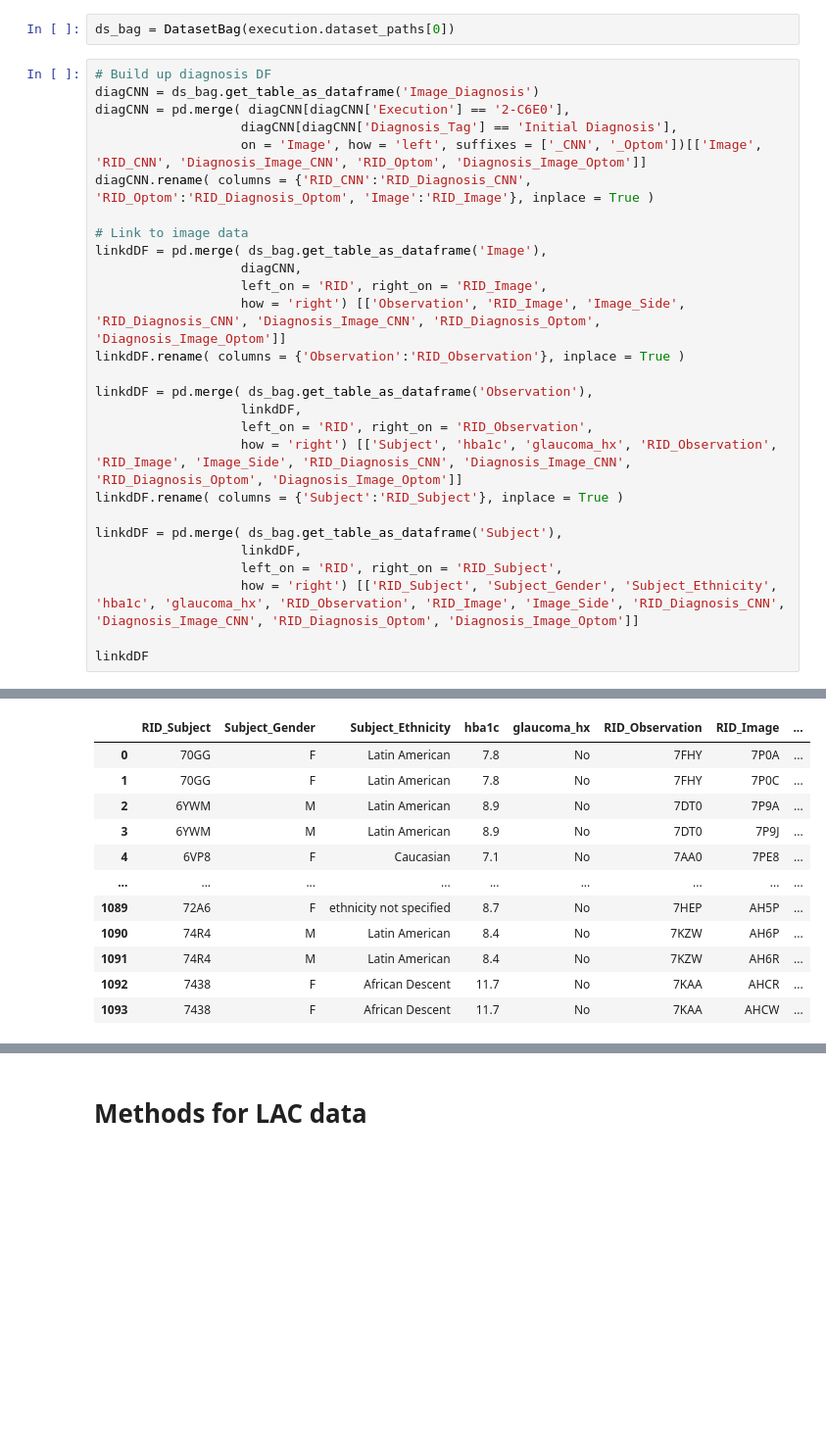
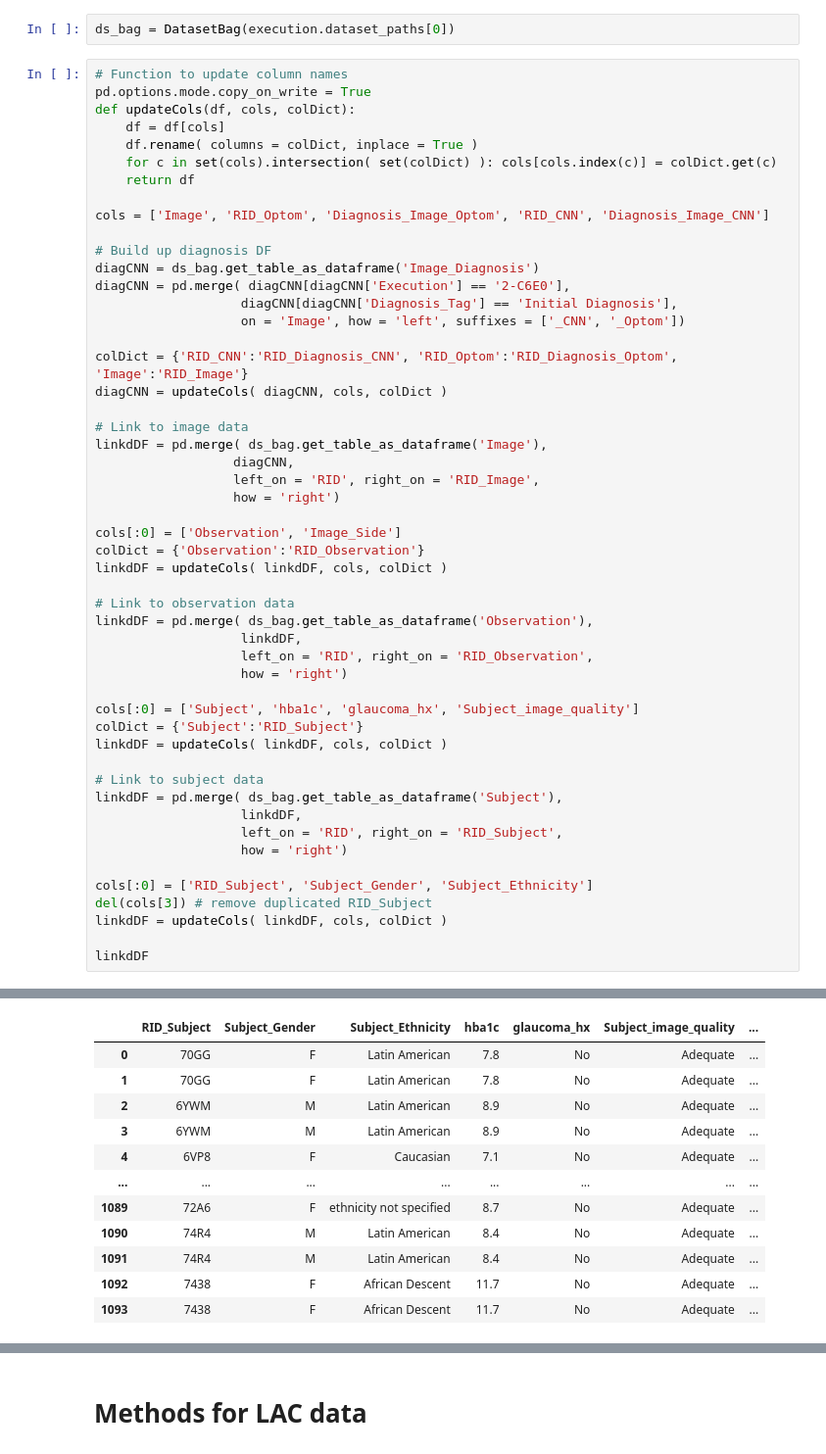
Before and after one commit to informatics-isi-edu/eye-ai-exec, a Jupyter notebook: notebooks/Sandbox_KB/Get_VGGPreds.ipynb, the cells around one changed output, grey strips where cells are left out. Shown at 98% size. Saved outputs shown, nothing was run; the diff lists cells and outputs as text; blank space fills up the shorter version.

```diff
--- a/notebooks/Sandbox_KB/Get_VGGPreds.ipynb
+++ b/notebooks/Sandbox_KB/Get_VGGPreds.ipynb
@@ -113,46 +118,70 @@ configuration: datasets=[DatasetSpec(rid='2-277M', materialize=False)] assets=['
 # %%
 ds_bag = DatasetBag(execution.dataset_paths[0])
 # %%
+# Function to update column names
+pd.options.mode.copy_on_write = True
+def updateCols(df, cols, colDict):
+    df = df[cols]
+    df.rename( columns = colDict, inplace = True )
+    for c in set(cols).intersection( set(colDict) ): cols[cols.index(c)] = colDict.get(c)
+    return df
+
+cols = ['Image', 'RID_Optom', 'Diagnosis_Image_Optom', 'RID_CNN', 'Diagnosis_Image_CNN']
+
 # Build up diagnosis DF
 diagCNN = ds_bag.get_table_as_dataframe('Image_Diagnosis')
 diagCNN = pd.merge( diagCNN[diagCNN['Execution'] == '2-C6E0'],
                    diagCNN[diagCNN['Diagnosis_Tag'] == 'Initial Diagnosis'],
-                   on = 'Image', how = 'left', suffixes = ['_CNN', '_Optom'])[['Image', 'RID_CNN', 'Diagnosis_Image_CNN', 'RID_Optom', 'Diagnosis_Image_Optom']]
-diagCNN.rename( columns = {'RID_CNN':'RID_Diagnosis_CNN', 'RID_Optom':'RID_Diagnosis_Optom', 'Image':'RID_Image'}, inplace = True )
+                   on = 'Image', how = 'left', suffixes = ['_CNN', '_Optom'])
+
+colDict = {'RID_CNN':'RID_Diagnosis_CNN', 'RID_Optom':'RID_Diagnosis_Optom', 'Image':'RID_Image'}
+diagCNN = updateCols( diagCNN, cols, colDict )
 
 # Link to image data
 linkdDF = pd.merge( ds_bag.get_table_as_dataframe('Image'),
-                   diagCNN,
-                   left_on = 'RID', right_on = 'RID_Image',
-                   how = 'right') [['Observation', 'RID_Image', 'Image_Side', 'RID_Diagnosis_CNN', 'Diagnosis_Image_CNN', 'RID_Diagnosis_Optom', 'Diagnosis_Image_Optom']]
-linkdDF.rename( columns = {'Observation':'RID_Observation'}, inplace = True )
+                  diagCNN,
+                  left_on = 'RID', right_on = 'RID_Image',
+                  how = 'right')
 
+cols[:0] = ['Observation', 'Image_Side']
+colDict = {'Observation':'RID_Observation'}
+linkdDF = updateCols( linkdDF, cols, colDict )
+
+# Link to observation data
 linkdDF = pd.merge( ds_bag.get_table_as_dataframe('Observation'),
                    linkdDF,
                    left_on = 'RID', right_on = 'RID_Observation',
-                   how = 'right') [['Subject', 'hba1c', 'glaucoma_hx', 'RID_Observation', 'RID_Image', 'Image_Side', 'RID_Diagnosis_CNN', 'Diagnosis_Image_CNN', 'RID_Diagnosis_Optom', 'Diagnosis_Image_Optom']]
-linkdDF.rename( columns = {'Subject':'RID_Subject'}, inplace = True )
+                   how = 'right')
 
+cols[:0] = ['Subject', 'hba1c', 'glaucoma_hx', 'Subject_image_quality']
+colDict = {'Subject':'RID_Subject'}
+linkdDF = updateCols( linkdDF, cols, colDict )
+
+# Link to subject data
 linkdDF = pd.merge( ds_bag.get_table_as_dataframe('Subject'),
                    linkdDF,
                    left_on = 'RID', right_on = 'RID_Subject',
-                   how = 'right') [['RID_Subject', 'Subject_Gender', 'Subject_Ethnicity', 'hba1c', 'glaucoma_hx', 'RID_Observation', 'RID_Image', 'Image_Side', 'RID_Diagnosis_CNN', 'Diagnosis_Image_CNN', 'RID_Diagnosis_Optom', 'Diagnosis_Image_Optom']]
+                   how = 'right')
+
+cols[:0] = ['RID_Subject', 'Subject_Gender', 'Subject_Ethnicity']
+del(cols[3]) # remove duplicated RID_Subject
+linkdDF = updateCols( linkdDF, cols, colDict )
 
 linkdDF
 # %% [output]
 eye-ai:Image_Diagnosis
 eye-ai:Image
 eye-ai:Observation
 eye-ai:Subject
-|  | RID_Subject | Subject_Gender | Subject_Ethnicity | hba1c | glaucoma_hx | RID_Observation | RID_Image | ... |
-| 0 | 70GG | F | Latin American | 7.8 | No | 7FHY | 7P0A | ... |
-| 1 | 70GG | F | Latin American | 7.8 | No | 7FHY | 7P0C | ... |
-| 2 | 6YWM | M | Latin American | 8.9 | No | 7DT0 | 7P9A | ... |
-| 3 | 6YWM | M | Latin American | 8.9 | No | 7DT0 | 7P9J | ... |
-| 4 | 6VP8 | F | Caucasian | 7.1 | No | 7AA0 | 7PE8 | ... |
-| ... | ... | ... | ... | ... | ... | ... | ... | ... |
-| 1089 | 72A6 | F | ethnicity not specified | 8.7 | No | 7HEP | AH5P | ... |
-| 1090 | 74R4 | M | Latin American | 8.4 | No | 7KZW | AH6P | ... |
-| 1091 | 74R4 | M | Latin American | 8.4 | No | 7KZW | AH6R | ... |
-| 1092 | 7438 | F | African Descent | 11.7 | No | 7KAA | AHCR | ... |
-| 1093 | 7438 | F | African Descent | 11.7 | No | 7KAA | AHCW | ... |
+|  | RID_Subject | Subject_Gender | Subject_Ethnicity | hba1c | glaucoma_hx | Subject_image_quality | ... |
+| 0 | 70GG | F | Latin American | 7.8 | No | Adequate | ... |
+| 1 | 70GG | F | Latin American | 7.8 | No | Adequate | ... |
+| 2 | 6YWM | M | Latin American | 8.9 | No | Adequate | ... |
+| 3 | 6YWM | M | Latin American | 8.9 | No | Adequate | ... |
+| 4 | 6VP8 | F | Caucasian | 7.1 | No | Adequate | ... |
+| ... | ... | ... | ... | ... | ... | ... | ... |
+| 1089 | 72A6 | F | ethnicity not specified | 8.7 | No | Adequate | ... |
+| 1090 | 74R4 | M | Latin American | 8.4 | No | Adequate | ... |
+| 1091 | 74R4 | M | Latin American | 8.4 | No | Adequate | ... |
+| 1092 | 7438 | F | African Descent | 11.7 | No | Adequate | ... |
+| 1093 | 7438 | F | African Descent | 11.7 | No | Adequate | ... |
```
Also changed, not shown: parts of 8 cells of this notebook.
